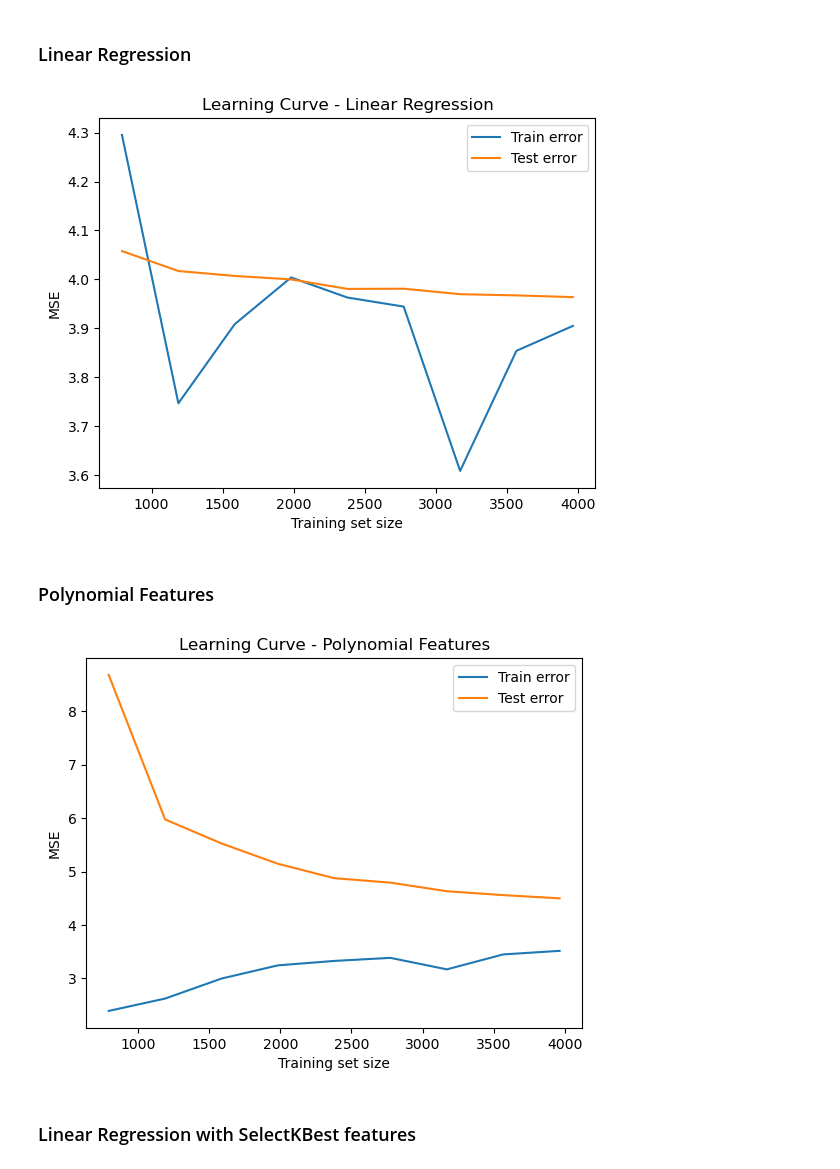
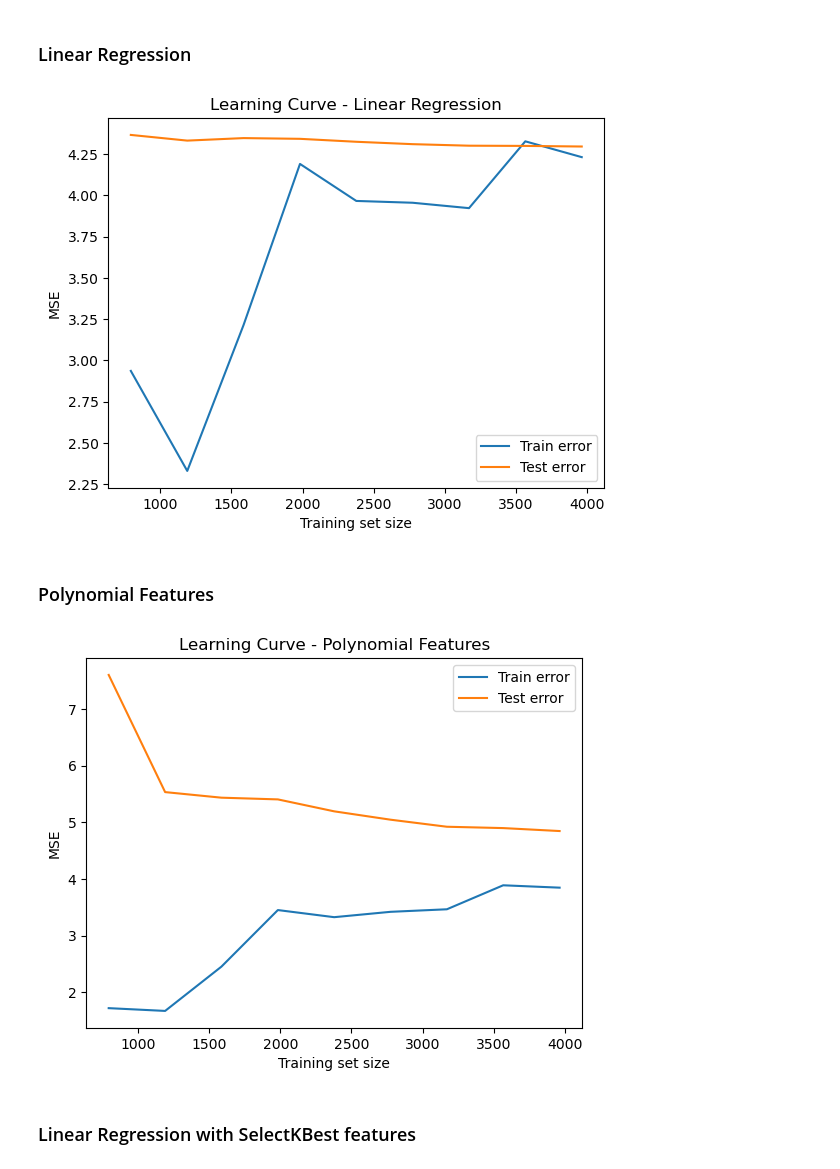
Before and after one commit to p0mpon/projekt_msid, a Jupyter notebook: convergence_graphs.ipynb, the cells around one changed output. Cells and saved outputs as stored; diff of their text form; code cells hidden in the pictures.

```diff
--- a/convergence_graphs.ipynb
+++ b/convergence_graphs.ipynb
@@ -55,25 +55,27 @@ y_pred_lr_skl = sklearn_LR_pipeline.predict(X_test)
 # %%
 from sklearn.model_selection import learning_curve
 import numpy as np
+from sklearn.model_selection import learning_curve, KFold
 
-train_sizes, train_scores, test_scores = learning_curve(sklearn_LR_pipeline, X_train, Y_train,
+cv = KFold(n_splits=5, shuffle=True, random_state=42)
+train_sizes, train_scores, test_scores = learning_curve(sklearn_LR_pipeline, X_train, Y_train, cv=cv,
                                                         scoring='neg_mean_squared_error',
                                                         train_sizes=np.linspace(0.2, 1.0, 9))
 
 train_scores_mean_lr = -train_scores.mean(axis=1)
 test_scores_mean_lr = -test_scores.mean(axis=1)
 
 import matplotlib.pyplot as plt
 
 plt.plot(train_sizes, train_scores_mean_lr, label="Train error")
 plt.plot(train_sizes, test_scores_mean_lr, label="Test error")
 plt.xlabel("Training set size")
 plt.ylabel("MSE")
 plt.legend()
 plt.title("Learning Curve - Linear Regression")
 plt.show()
 # %% [output]
-[figure, old version]
+[figure, new version]
 # %% [markdown]
 ### Polynomial Features
 # %%
@@ -89,7 +91,7 @@ poly_pipeline.fit(X_train, Y_train)
 
 y_pred_poly = poly_pipeline.predict(X_test)
 # %%
-train_sizes, train_scores, test_scores = learning_curve(poly_pipeline, X_train, Y_train, cv=5,
+train_sizes, train_scores, test_scores = learning_curve(poly_pipeline, X_train, Y_train, cv=cv,
                                                         scoring='neg_mean_squared_error',
                                                         train_sizes=np.linspace(0.2, 1.0, 9))
 
@@ -104,7 +106,7 @@ plt.legend()
 plt.title("Learning Curve - Polynomial Features")
 plt.show()
 # %% [output]
-[figure, old version]
+[figure, new version]
 # %% [markdown]
 ### Linear Regression with SelectKBest features
 # %%
```
Also changed, not shown: parts of 6 cells of this notebook, 3 other files.
